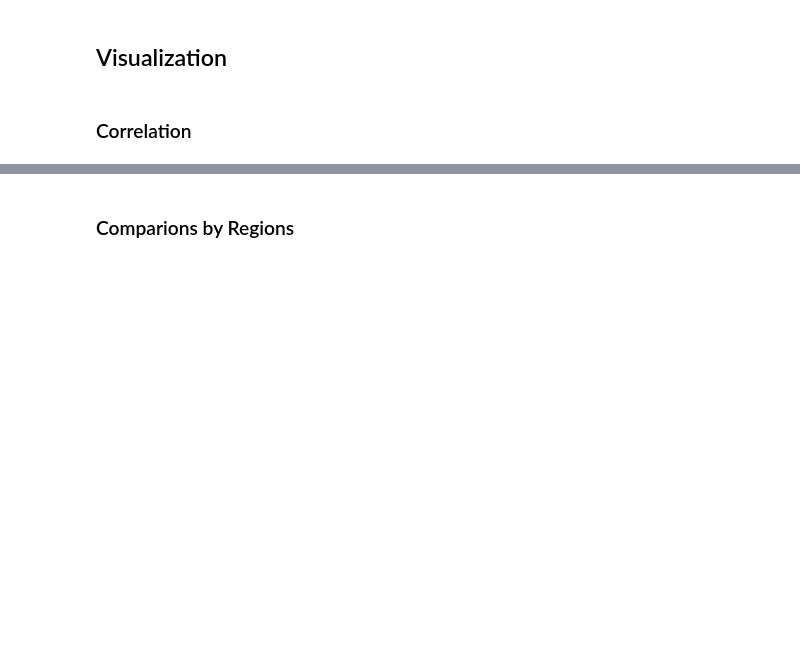
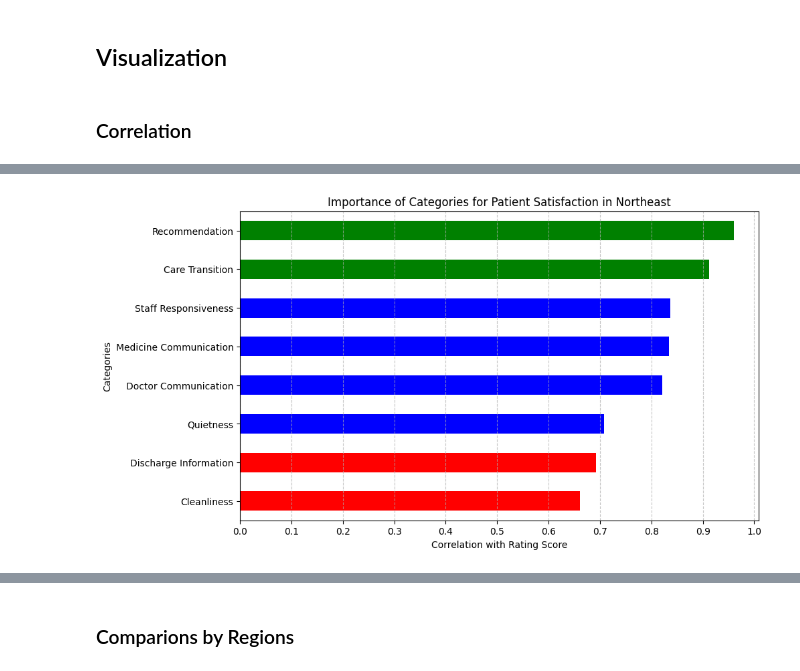
Before and after one commit to demavior/PublicHealthExperience, a Jupyter notebook: notebooks/03_visualization.ipynb, the cells around one changed output, grey strips where cells are left out. Saved outputs shown, nothing was run; the diff lists cells and outputs as text; code cells hidden in the pictures; blank space fills up the shorter version.

```diff
--- a/notebooks/03_visualization.ipynb
+++ b/notebooks/03_visualization.ipynb
@@ -126,0 +27,5 @@ plt.show()
+# %%
+# Plot Correlation bar chart for Northeast region
+plot_barh_correlation(completed_df, 'Northeast')
+# %% [output]
+[figure, added]
```
Also changed, not shown: parts of 15 cells of this notebook, 1 other file.
